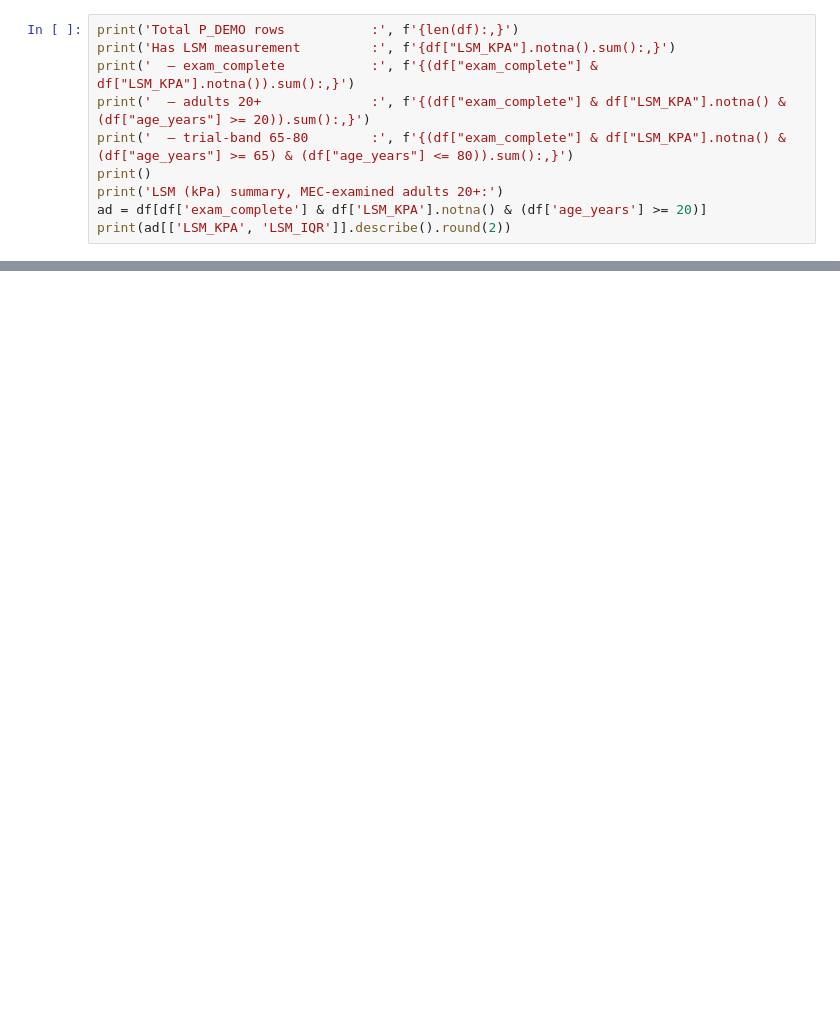
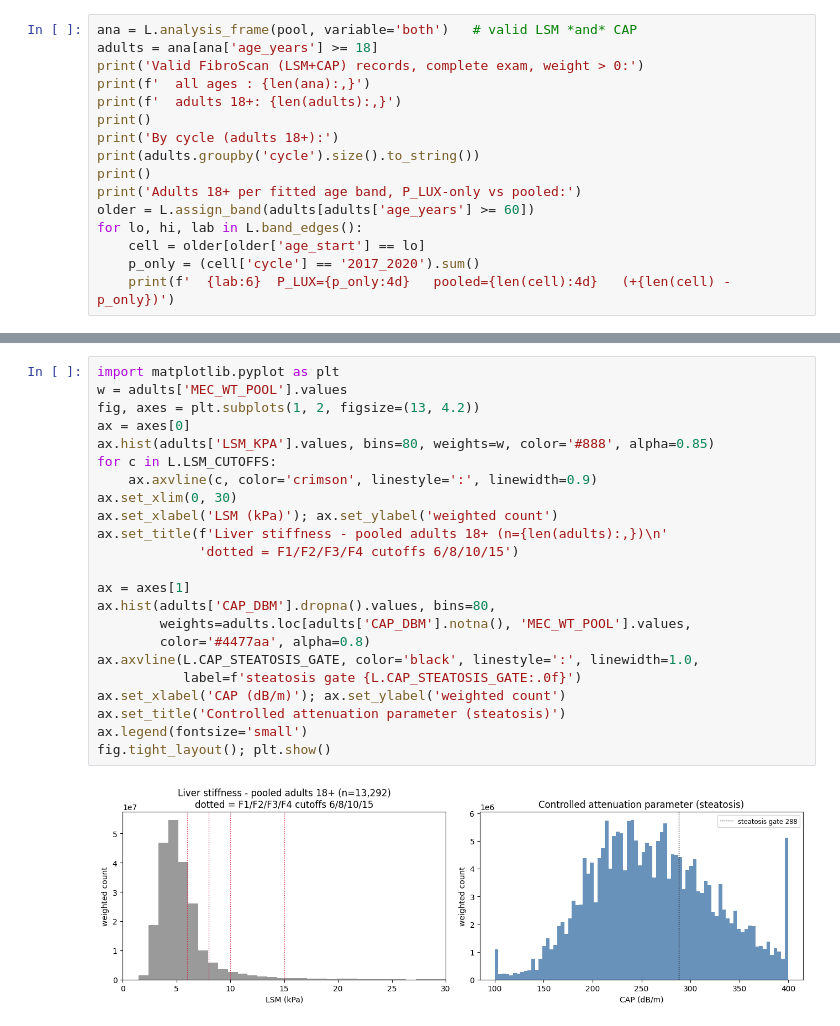
Before and after one commit to aflaxman/ai_assisted_us_health_data_analysis, a Jupyter notebook: nhanes_lsm_distribution/01_download_lux.ipynb, the cells around one changed output, grey strips where cells are left out. Cells and saved outputs as stored; diff of their text form; blank space fills up the shorter version.

Commit message:
addl fibroscan analysis

```diff
--- a/nhanes_lsm_distribution/01_download_lux.ipynb
+++ b/nhanes_lsm_distribution/01_download_lux.ipynb
@@ -90,11 +93,17 @@ df.head()
 # %%
-print('Total P_DEMO rows           :', f'{len(df):,}')
-print('Has LSM measurement         :', f'{df["LSM_KPA"].notna().sum():,}')
-print('  — exam_complete           :', f'{(df["exam_complete"] & df["LSM_KPA"].notna()).sum():,}')
-print('  — adults 20+              :', f'{(df["exam_complete"] & df["LSM_KPA"].notna() & (df["age_years"] >= 20)).sum():,}')
-print('  — trial-band 65-80        :', f'{(df["exam_complete"] & df["LSM_KPA"].notna() & (df["age_years"] >= 65) & (df["age_years"] <= 80)).sum():,}')
+ana = L.analysis_frame(pool, variable='both')   # valid LSM *and* CAP
+adults = ana[ana['age_years'] >= 18]
+print('Valid FibroScan (LSM+CAP) records, complete exam, weight > 0:')
+print(f'  all ages : {len(ana):,}')
+print(f'  adults 18+: {len(adults):,}')
 print()
-print('LSM (kPa) summary, MEC-examined adults 20+:')
-ad = df[df['exam_complete'] & df['LSM_KPA'].notna() & (df['age_years'] >= 20)]
-print(ad[['LSM_KPA', 'LSM_IQR']].describe().round(2))
+print('By cycle (adults 18+):')
+print(adults.groupby('cycle').size().to_string())
+print()
+print('Adults 18+ per fitted age band, P_LUX-only vs pooled:')
+older = L.assign_band(adults[adults['age_years'] >= 60])
+for lo, hi, lab in L.band_edges():
+    cell = older[older['age_start'] == lo]
+    p_only = (cell['cycle'] == '2017_2020').sum()
+    print(f'  {lab:6}  P_LUX={p_only:4d}   pooled={len(cell):4d}   (+{len(cell) - p_only})')
 # %% [output]
@@ -116,0 +132,25 @@ max      75.00    17.30
+# %%
+import matplotlib.pyplot as plt
+w = adults['MEC_WT_POOL'].values
+fig, axes = plt.subplots(1, 2, figsize=(13, 4.2))
+ax = axes[0]
+ax.hist(adults['LSM_KPA'].values, bins=80, weights=w, color='#888', alpha=0.85)
+for c in L.LSM_CUTOFFS:
+    ax.axvline(c, color='crimson', linestyle=':', linewidth=0.9)
+ax.set_xlim(0, 30)
+ax.set_xlabel('LSM (kPa)'); ax.set_ylabel('weighted count')
+ax.set_title(f'Liver stiffness - pooled adults 18+ (n={len(adults):,})\n'
+             'dotted = F1/F2/F3/F4 cutoffs 6/8/10/15')
+
+ax = axes[1]
+ax.hist(adults['CAP_DBM'].dropna().values, bins=80,
+        weights=adults.loc[adults['CAP_DBM'].notna(), 'MEC_WT_POOL'].values,
+        color='#4477aa', alpha=0.8)
+ax.axvline(L.CAP_STEATOSIS_GATE, color='black', linestyle=':', linewidth=1.0,
+           label=f'steatosis gate {L.CAP_STEATOSIS_GATE:.0f}')
+ax.set_xlabel('CAP (dB/m)'); ax.set_ylabel('weighted count')
+ax.set_title('Controlled attenuation parameter (steatosis)')
+ax.legend(fontsize='small')
+fig.tight_layout(); plt.show()
+# %% [output]
+[figure, added]
```
Also changed, not shown: parts of 13 cells of this notebook, 26 other files.
